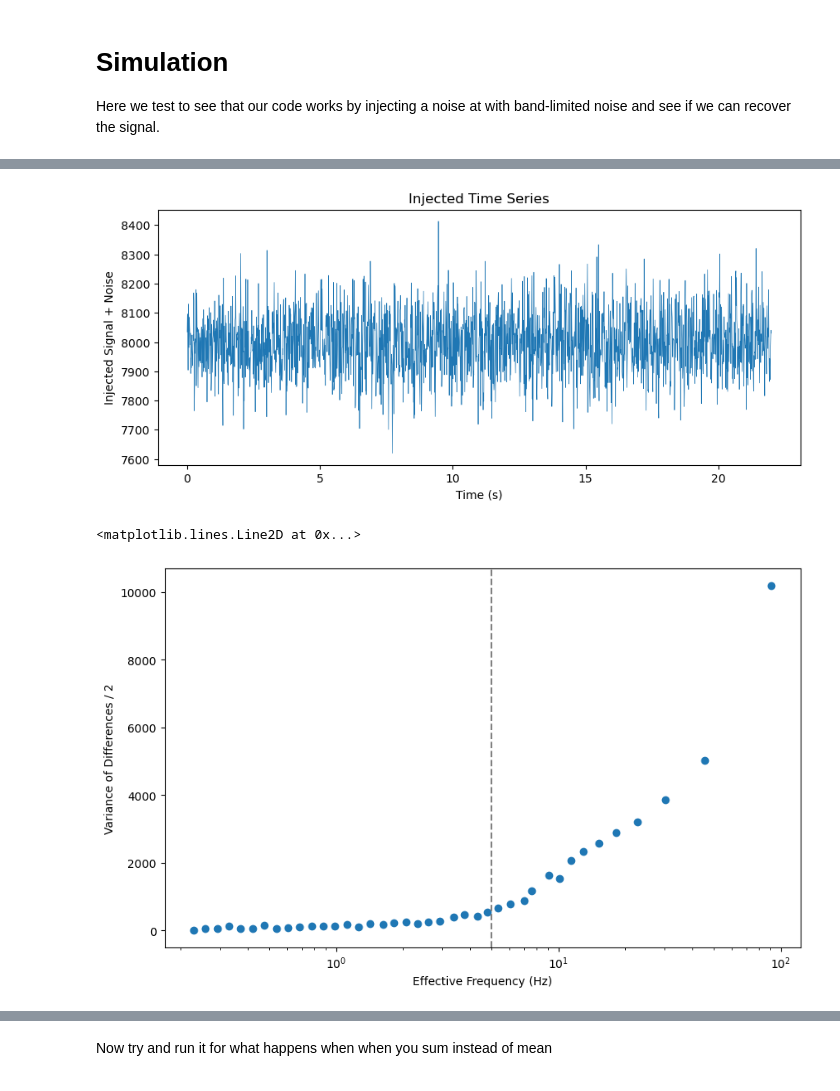
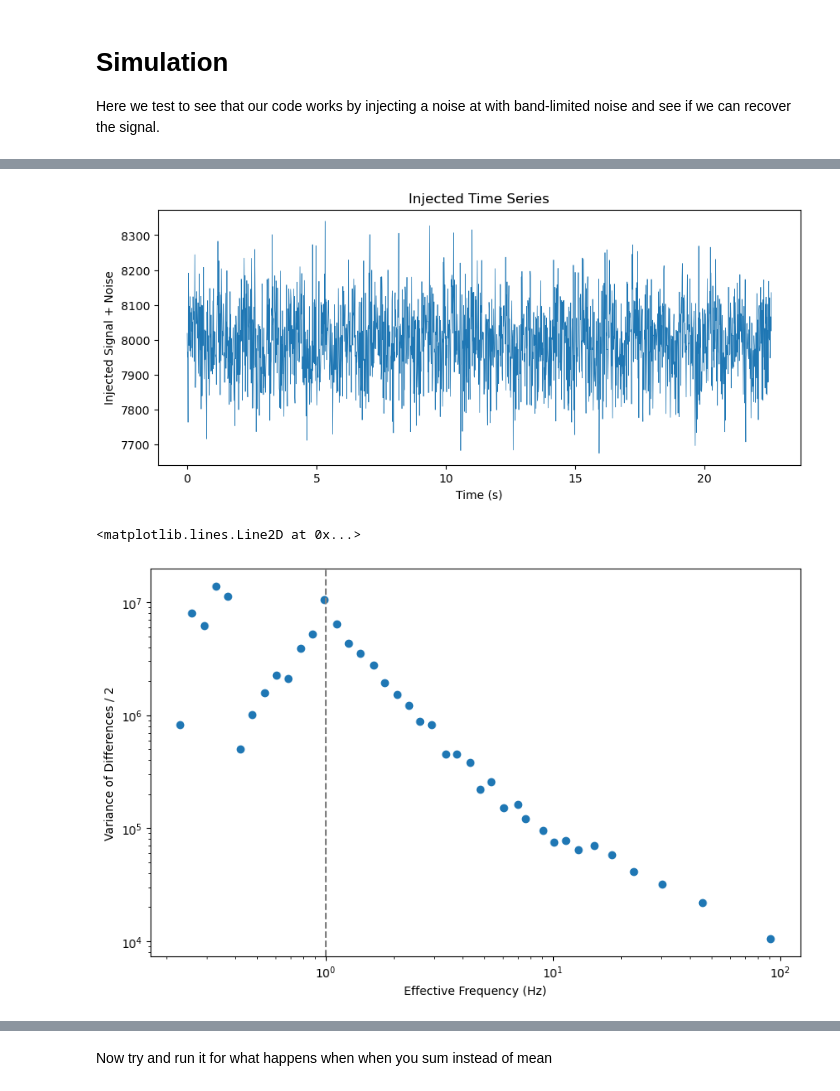
Before and after one commit to chase-urasaki/mirsi_sims, a Jupyter notebook: test_sim.ipynb, the cells around one changed output, grey strips where cells are left out. Drawn from its saved outputs; the diff is of its cells as text; code cells hidden in the pictures.

```diff
--- a/test_sim.ipynb
+++ b/test_sim.ipynb
@@ -135,22 +205,22 @@ cadds_list = np.arange(5, 251)
 # %%
 # --- run the test ---
-frame_dt_s = 0.011        # <-- set to your frame time
+frame_dt_s = 0.0113        # <-- set to your frame time
 fs = 1.0 / frame_dt_s
 nframes = 2000           # long enough to be stable at low f
 coadds_list = np.unique(np.round(np.logspace(0, 2.6, 50)).astype(int))  # 1..1000-ish
 
 A = 40.0                   # injected sinusoid amplitude (in same units as x)
-f0 = 5            # injected frequency (Hz) - pick below your knee
+f0 = 1           # injected frequency (Hz) - pick below your knee
 white_rms = 100.0           # optional noise floor
 
-x = inject_sinusoid(nframes, frame_dt_s, A=A, f0=f0, white_rms=white_rms, offset=8000.0, seed=1)
+x = inject_sinusoid(nframes, frame_dt_s, A=A, f0=f0, white_rms=white_rms, offset=8000.0, seed=2)
 # plot the injected time series
 plt.figure(figsize=(10, 4))
 plt.plot(np.arange(nframes) * frame_dt_s, x, lw=0.5)
 plt.xlabel('Time (s)')
 plt.ylabel('Injected Signal + Noise')
 plt.title('Injected Time Series')
 plt.show()
 # %% [output]
-[figure, old version]
+[figure, new version]
 # %%
@@ -160,6 +230,7 @@ out = variance_vs_frequency_chop_proxy(x, coadds_list, frame_dt_s, method="mean"
 plt.figure(figsize=(10, 6))
 plt.plot(out['f_eff_hz'], out['var_diff']/2, 'o', label='Measured Var(diff)')
 plt.xscale('log')
+plt.yscale('log')
 plt.xlabel('Effective Frequency (Hz)')
 plt.ylabel('Variance of Differences / 2')
 
@@ -167,4 +238,4 @@ plt.ylabel('Variance of Differences / 2')
 plt.axvline(f0, color='gray', ls='--', label='Injected Frequency')
 # %% [output]
 <matplotlib.lines.Line2D at 0x...>
-[figure, old version]
+[figure, new version]
```
Also changed, not shown: parts of 7 cells of this notebook, 4 other files.
